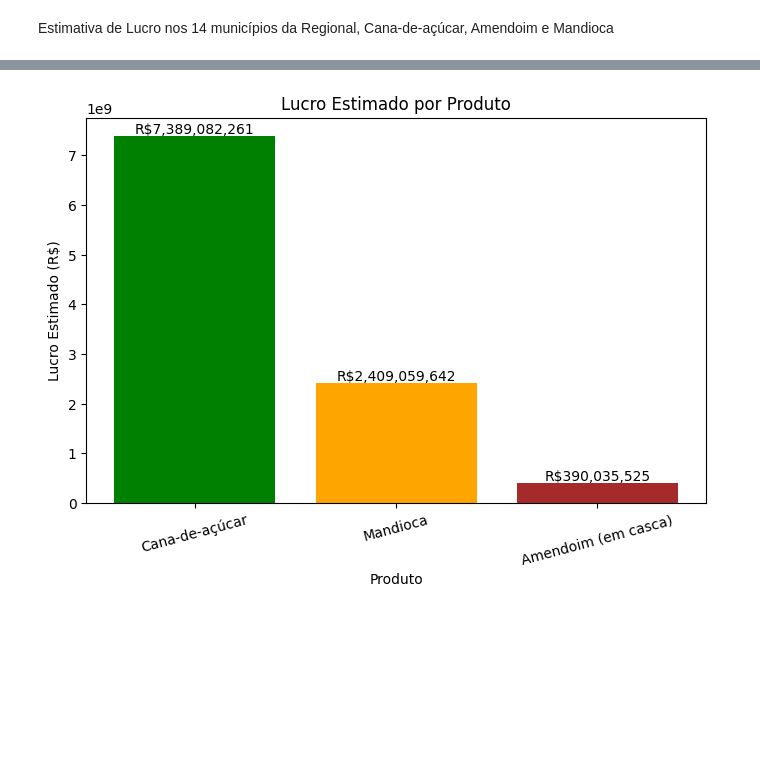
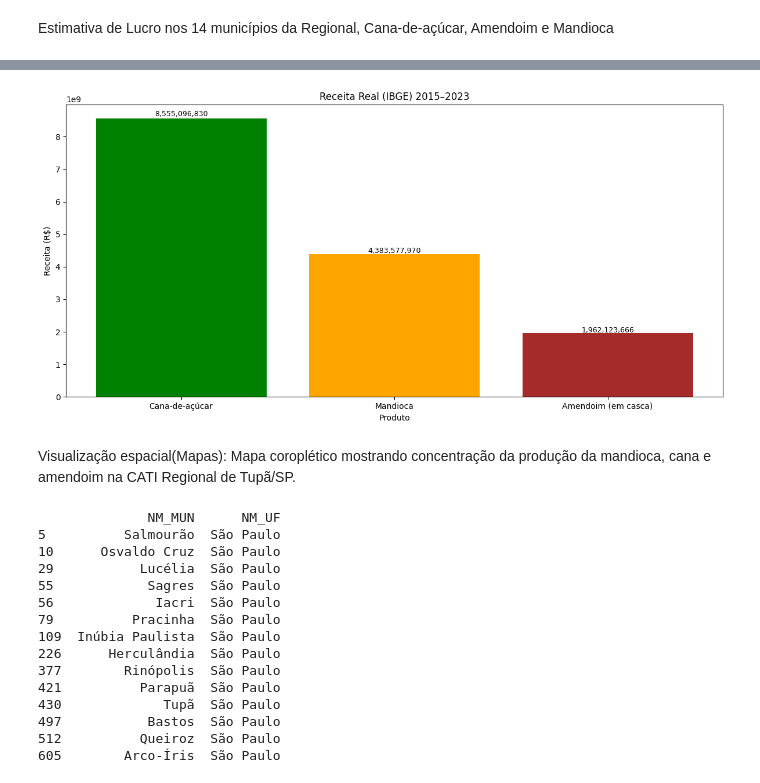
Before and after one commit to LuucasGabriel/PAM_IBGE, a Jupyter notebook: visualizando.ipynb, the cells around one changed output, grey strips where cells are left out. Drawn from its saved outputs; the diff is of its cells as text; code cells hidden in the pictures; blank space fills up the shorter version.

```diff
--- a/visualizando.ipynb
+++ b/visualizando.ipynb
@@ -239,7 +247,7 @@ df_produtividade = produtos_lavouras.pivot_table(
     values="Valor"
 ).reset_index()
 # %%
-plt.figure(figsize=(12,7))
+plt.figure(figsize=(14,10))
 
 # Tamanho e cor dos pontos
 sizes = df_produtividade["Área plantada ou destinada à colheita"] / 70 #tamanho dos pontos no grafico
@@ -272,7 +280,7 @@ for i, row in top_municipios.iterrows():
         row["Área plantada ou destinada à colheita"],
         row["Rendimento médio da produção"],
         row["Município"],
-        fontsize=8,
+        fontsize=9,
         weight="bold",
         ha="right"
     )
@@ -288,7 +296,7 @@ Valor econômico: Quais culturas tiveram um gasto maior na Regional ?
 # %%
 #Valor da produção
-valo_produzido = pam_ibge[pam_ibge["Unidade de Medida"] == "Mil Reais"]
+valo_produzido = pam_ibge[(pam_ibge["Unidade de Medida"] == "Mil Reais") & (pam_ibge["Produto das lavouras temporárias e permanentes"] != "Total")]
 prod_agrupados2 = valo_produzido.groupby("Produto das lavouras temporárias e permanentes")["Valor"].sum().sort_values(ascending=False)
-prod_agrupados2.head(4)
+prod_agrupados2.head(14)
 # %% [output]
 Produto das lavouras temporárias e permanentes
@@ -299,11 +317,11 @@ Mandioca                837548.0
 Name: Valor, dtype: float64
 # %%
 
-ax = prod_agrupados2.head(10).plot(
+ax = prod_agrupados2.head(14).plot(
     kind="bar",
-    figsize=(12,6),
+    figsize=(16,8),
     color="orange",
-    title="Valor gasto pro Cultura"
+    title="Valor gasto por Cultura"
 )
 
 plt.ylabel("Valor(R$)")
@@ -353,16 +390,61 @@ print(df)
 # %%
-plt.figure(figsize=(8,5))
-bars = plt.bar(df["Produto"], df["Lucro_Estimado"], color=["green", "orange", "brown"])
-plt.title("Lucro Estimado por Produto")
-plt.ylabel("Lucro Estimado (R$)")
+
+# Ordenar decrescente pela Receita Real (IBGE)
+df_sorted = df.sort_values(by="Receita_Estimada(R$)", ascending=False)
+
+# Dados
+produtos = df_sorted["Produto"]
+receita_real = df_sorted["Receita_Estimada(R$)"]
+
+plt.figure(figsize=(12,6))
+plt.bar(produtos, receita_real, color=["green", "orange", "brown"])
+
+# Títulos e rótulos
+plt.title("Receita Real (IBGE) 2015–2023")
+plt.ylabel("Receita (R$)")
 plt.xlabel("Produto")
-plt.xticks(rotation=15)
 
-# Adicionar os valores em cima de cada barra
-for bar in bars:
-    height = bar.get_height()
-    plt.text(bar.get_x() + bar.get_width()/2, height, f'R${height:,.0f}', ha='center', va='bottom')
+# Colocar valores em cima das barras
+for i, v in enumerate(receita_real):
+    plt.text(i, v + (v*0.01), f"{v:,.0f}", ha='center', fontsize=9)
 
+plt.tight_layout()
 plt.show()
 # %% [output]
-[figure, old version]
+[figure, new version]
+# %% [markdown]
+Visualização espacial(Mapas): Mapa coroplético mostrando concentração da produção da mandioca, cana e amendoim na CATI Regional de Tupã/SP.
+# %%
+# Carregar shapefile
+mapa = gpd.read_file("SP_Municipios_2024/SP_Municipios_2024.shp")
+
+# Filtrar apenas municípios do estado de São Paulo
+mapa_sp = mapa[mapa["NM_UF"] == "São Paulo"]
+
+# Lista com os 14 municípios de interesse
+municipios_interesse = [
+    "Inúbia Paulista", "Bastos", "Tupã", "Herculândia", "Sagres",
+    "Osvaldo Cruz", "Salmourão", "Arco-Íris", "Lucélia", "Queiroz",
+    "Iacri", "Parapuã", "Rinópolis", "Pracinha"
+]
+
+# Filtrar apenas os 14 municípios
+mapa_14 = mapa_sp[mapa_sp["NM_MUN"].isin(municipios_interesse)]
+
+print(mapa_14[["NM_MUN", "NM_UF"]])
+# %% [output]
+              NM_MUN      NM_UF
+5          Salmourão  São Paulo
+10      Osvaldo Cruz  São Paulo
+29           Lucélia  São Paulo
+55            Sagres  São Paulo
+56             Iacri  São Paulo
+79          Pracinha  São Paulo
+109  Inúbia Paulista  São Paulo
+226      Herculândia  São Paulo
+377        Rinópolis  São Paulo
+421          Parapuã  São Paulo
+430             Tupã  São Paulo
+497           Bastos  São Paulo
+512          Queiroz  São Paulo
+605        Arco-Íris  São Paulo
```
Also changed, not shown: parts of 21 cells of this notebook.
